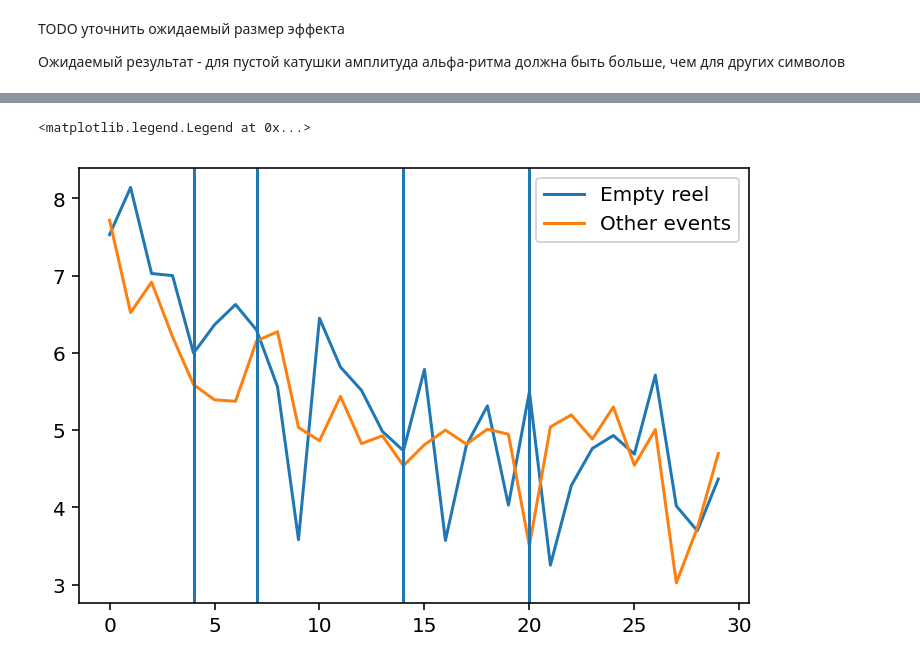
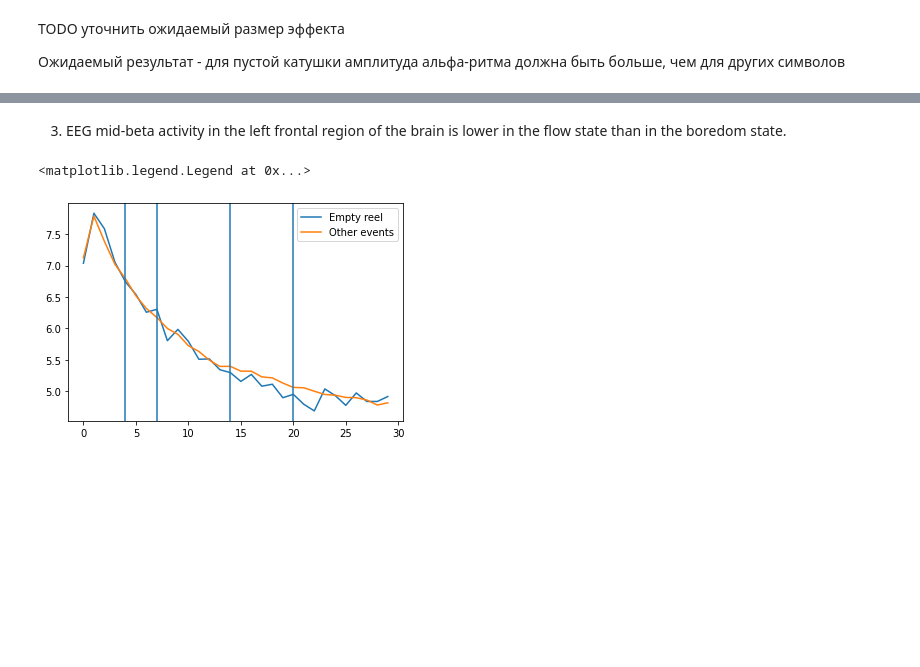
Before and after one commit to snail-fuji/alpha-rhythm, a Jupyter notebook: hypothesis-testing.ipynb, the cells around one changed output, grey strips where cells are left out. Drawn from its saved outputs; the diff is of its cells as text; code cells hidden in the pictures; blank space fills up the shorter version.

Commit message:
Added mid-beta test results

```diff
--- a/hypothesis-testing.ipynb
+++ b/hypothesis-testing.ipynb
@@ -176,5 +175,5 @@ def filter_by_std(data):
     return data[np.argsort(-mean_abs_values)[5:]]
 # %%
 def filter_by_kurtosis(data):
-    mean_abs_values = (stats.kurtosis(data, axis=2)).reshape(-1)
+    mean_abs_values = (stats.kurtosis(data, axis=2)).max(axis=1)
     return data[np.argsort(-mean_abs_values)[10:]]
@@ -181,6 +182,6 @@ def filter_by_kurtosis(data):
 # %%
 # empty_reel_data = filter_by_kurtosis(empty_reel_data)
-# other_action_data = filter_by_kurtosis(other_action_data)
+other_action_data = filter_by_kurtosis(other_action_data)
 # %%
 import seaborn as sns
 # %%
@@ -197,5 +198,5 @@ empty_reel_data.shape
 # %%
-empty_reel_frequencies = np.abs(np.fft.fft(empty_reel_data, 256, axis=-1))[:, :, :30]
+empty_reel_frequencies = np.abs(np.fft.fft(empty_reel_data, 256, axis=-1))[:, :, 0:30]
 # %%
 import seaborn as sns
 # %%
@@ -220,16 +213,19 @@ array([[1229.00565559, 2142.16583698, 1391.86574075,  929.44853918,
 # %%
-other_frequencies = np.abs(np.fft.fft(other_action_data, 256, axis=-1))[:, :, :30]
+other_frequencies = np.abs(np.fft.fft(other_action_data, 256, axis=-1))[:, :, 0:30]
+# %% [markdown]
+3. EEG mid-beta activity in the left frontal region of the brain is lower in the
+flow state than in the boredom state.
 # %%
-plt.plot(np.log(empty_reel_frequencies[np.random.choice(np.arange(empty_reel_frequencies.shape[0])), 0, :]), label="Empty reel")
-plt.plot(np.log(other_frequencies[np.random.choice(np.arange(other_frequencies.shape[0])), 0, :]), label="Other events")
+plt.plot(np.log(empty_reel_frequencies[:, 0, :].mean(axis=0)), label="Empty reel")
+plt.plot(np.log(other_frequencies[:, 0, :].mean(axis=0)), label="Other events")
 plt.axvline(4)
 plt.axvline(7)
 plt.axvline(14)
 plt.axvline(20)
 plt.legend()
 # %% [output]
 <matplotlib.legend.Legend at 0x...>
-[figure, old version]
+[figure, new version]
 # %%
 other_frequencies.mean(axis=0)
 # %% [output]
```
Also changed, not shown: parts of 30 cells of this notebook, 1 other file.
